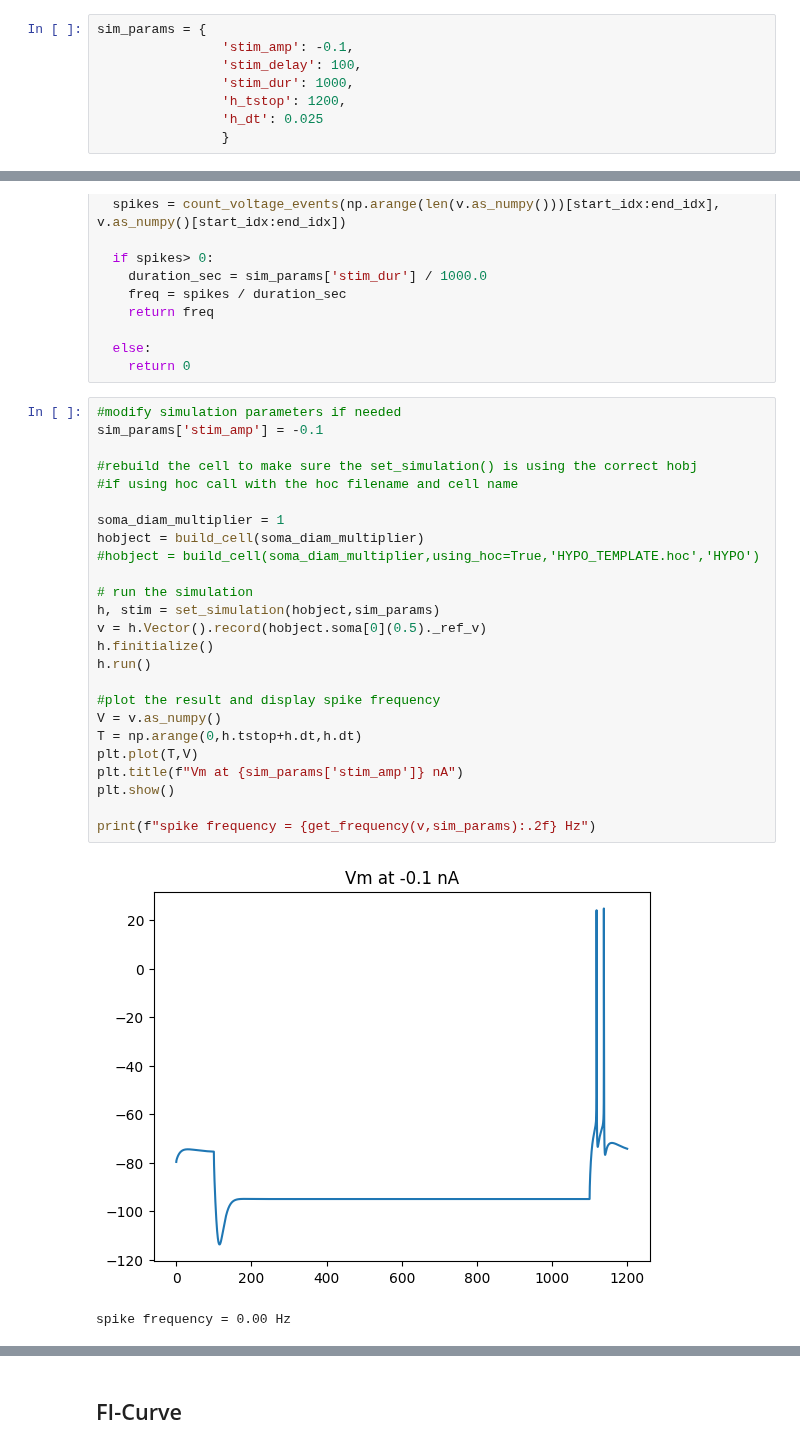
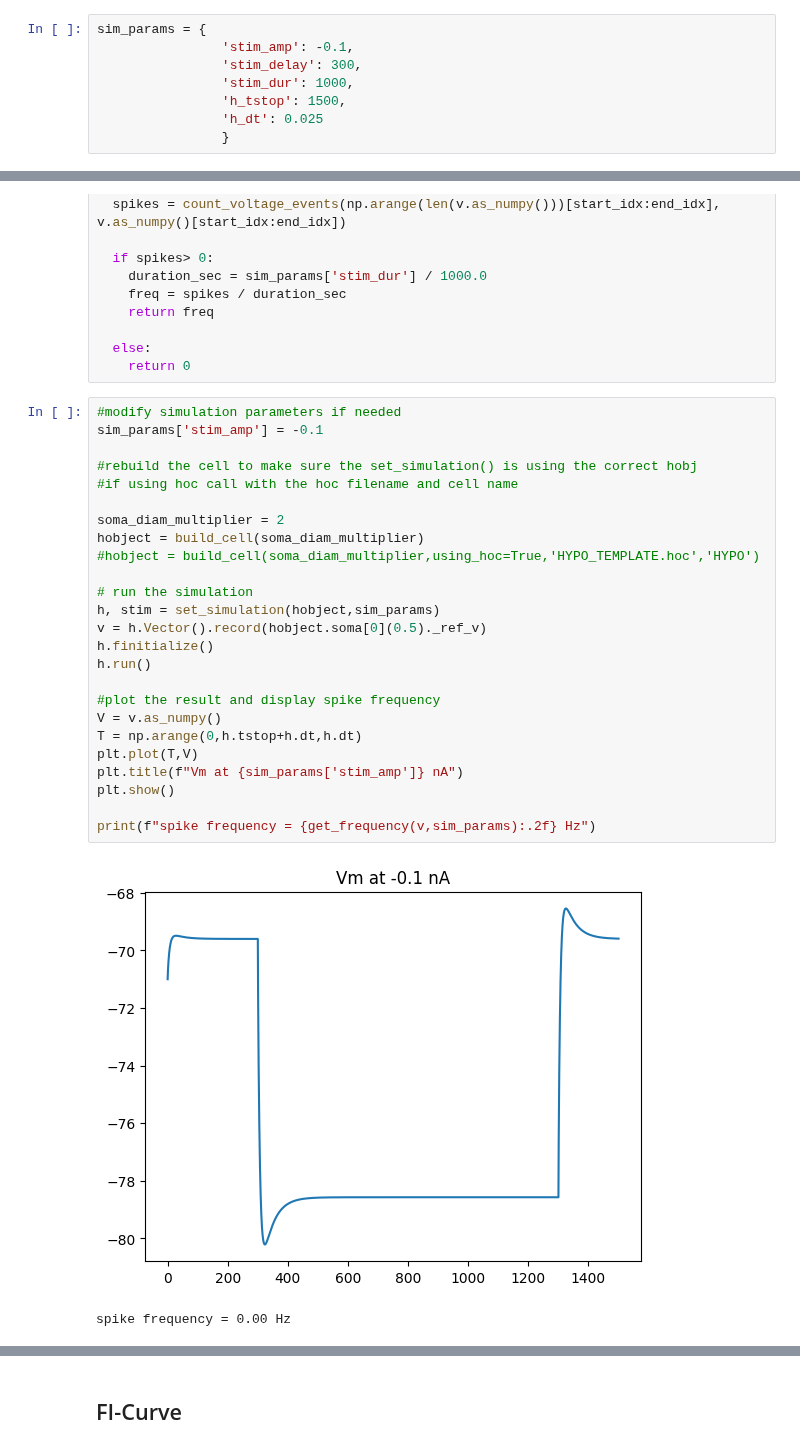
Before and after one commit to ddopp4877/single-cell-tuning, a Jupyter notebook: Segregated/test_cell.ipynb, the cells around one changed output, grey strips where cells are left out. Drawn from its saved outputs; the diff is of its cells as text.

```diff
--- a/Segregated/test_cell.ipynb
+++ b/Segregated/test_cell.ipynb
@@ -274,9 +260,9 @@ with open(config_filename, 'w') as file:
 # %%
 sim_params = {
                 'stim_amp': -0.1,
-                'stim_delay': 100,
+                'stim_delay': 300,
                 'stim_dur': 1000,
-                'h_tstop': 1200,
+                'h_tstop': 1500,
                 'h_dt': 0.025
                 }
 # %% [markdown]
@@ -330,30 +316,30 @@ def get_frequency(v,sim_params):
 # %%
 #modify simulation parameters if needed
 sim_params['stim_amp'] = -0.1
 
 #rebuild the cell to make sure the set_simulation() is using the correct hobj
 #if using hoc call with the hoc filename and cell name
 
-soma_diam_multiplier = 1
+soma_diam_multiplier = 2
 hobject = build_cell(soma_diam_multiplier)
 #hobject = build_cell(soma_diam_multiplier,using_hoc=True,'HYPO_TEMPLATE.hoc','HYPO')
 
 # run the simulation
 h, stim = set_simulation(hobject,sim_params)
 v = h.Vector().record(hobject.soma[0](0.5)._ref_v)
 h.finitialize()
 h.run()
 
 #plot the result and display spike frequency
 V = v.as_numpy()
 T = np.arange(0,h.tstop+h.dt,h.dt)
 plt.plot(T,V)
 plt.title(f"Vm at {sim_params['stim_amp']} nA")
 plt.show()
 
 print(f"spike frequency = {get_frequency(v,sim_params):.2f} Hz")
 # %% [output]
-[figure, old version]
+[figure, new version]
 spike frequency = 0.00 Hz
 # %%
 #find Rin, tau, sag ratio, and Vrest
```
Also changed, not shown: parts of 11 cells of this notebook.
